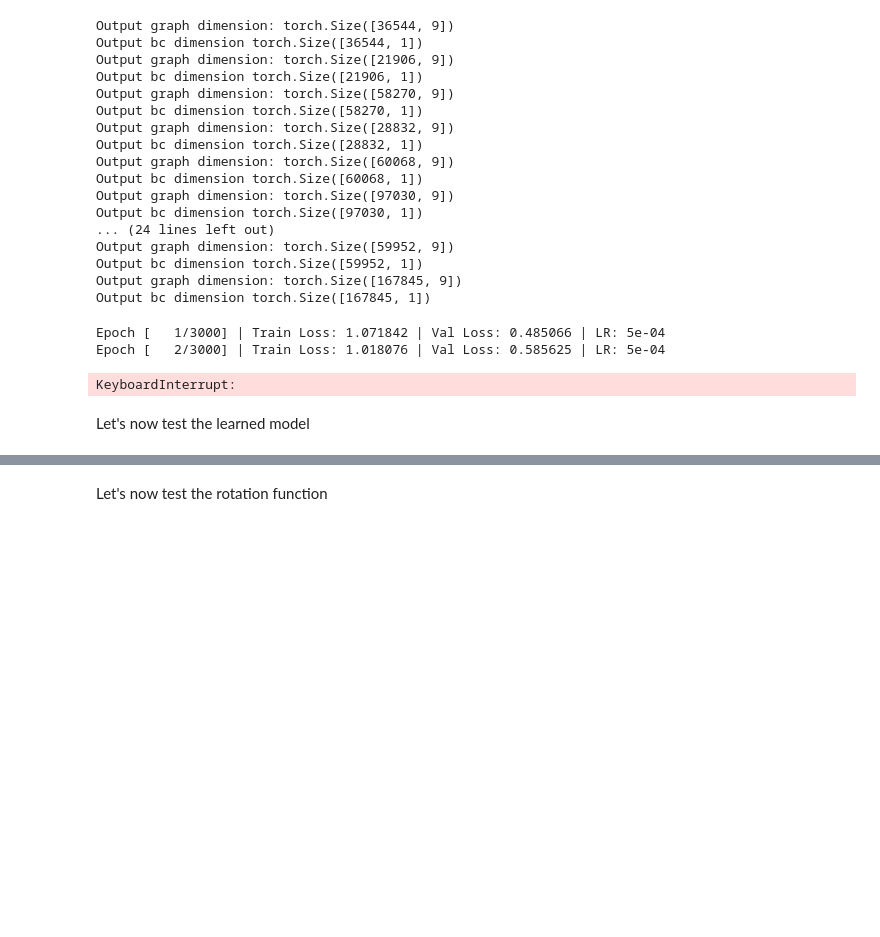
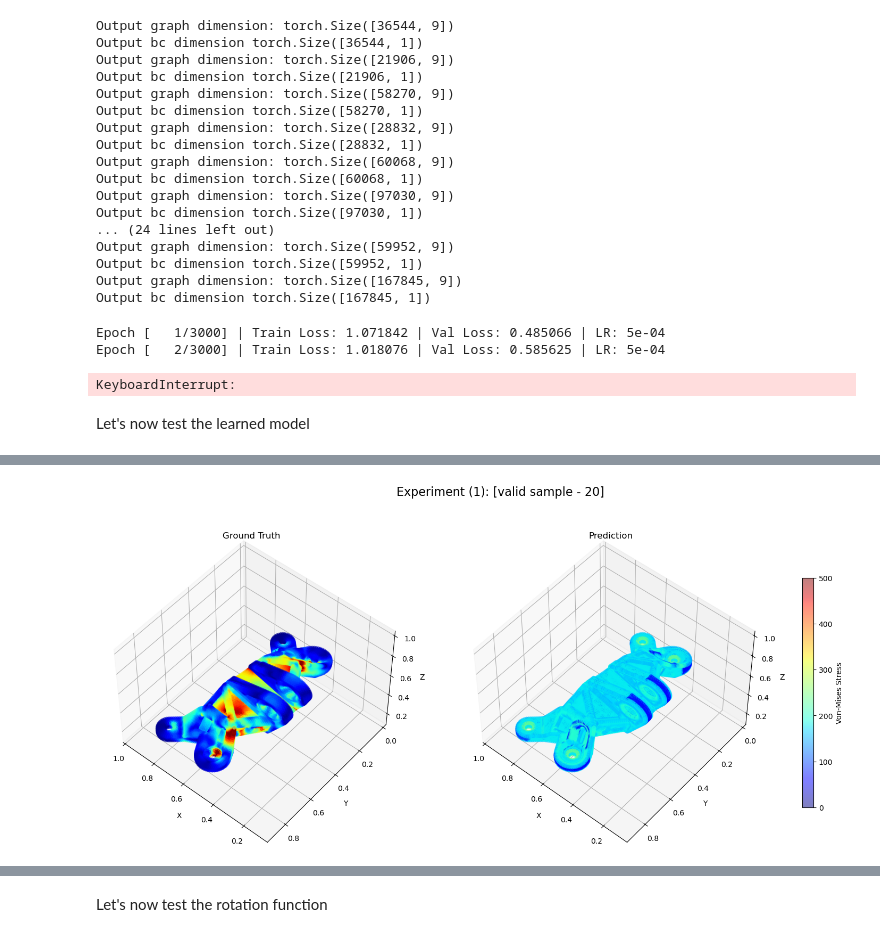
Before and after one commit to jal-solverx/SIMJEB_GATr, a Jupyter notebook: GATr_mk2/inference.ipynb, the cells around one changed output, grey strips where cells are left out. Saved outputs shown, nothing was run; the diff lists cells and outputs as text; code cells hidden in the pictures; blank space fills up the shorter version.

```diff
--- a/GATr_mk2/inference.ipynb
+++ b/GATr_mk2/inference.ipynb
@@ -346,0 +193,90 @@ with torch.no_grad():
+# %%
+
+vmin = 0
+vmax = 500
+cmap = 'jet'
+
+train_sample_id_smallver = [21, 30, 38, 62, 8, 9, 15, 23, 6, 10, 22, 63, 14, 29, 35, 40, 19, 27, 28, 33]
+valid_sample_id_smallver = [20, 4, 0, 12, 16]
+
+# filename = "./outputs/2025-03-30/ckpt/best_train_loss.pt"
+filename = "./ckpt/best_valid_loss.pt"
+ckpt = torch.load(filename)
+
+trainer.load_model(ckpt = ckpt)
+
+trainer.model.eval()
+
+with torch.no_grad():
+    for index, graph in enumerate(trainer.valid_loader):
+
+        if index >= 10:
+            break
+
+        graph = graph.to(trainer.device)
+        pred = trainer.model(graph)
+        pred = pred.bc
+        y = graph.y
+        coords = graph.x[:, :3] # 좌표값 추출
+
+        pred = pred * (trainer.target_std) + trainer.target_mean
+        y = y * (trainer.target_std) + trainer.target_mean
+        #coords = coords * (trainer.coords_max - trainer.coords_min) + trainer.coords_min
+
+        pred_numpy = pred.to("cpu").detach().numpy()
+        y_numpy = y.to("cpu").detach().numpy()
+        coords_numpy = coords.to("cpu").detach().numpy()
+
+        print(pred_numpy.shape)
+        print(y_numpy.shape)
+
+        # 각 부품별로 x, y, z 축의 최소값과 최대값을 계산
+        x_min, x_max = coords_numpy[:, 0].min(), coords_numpy[:, 0].max()
+        y_min, y_max = coords_numpy[:, 1].min(), coords_numpy[:, 1].max()
+        z_min, z_max = coords_numpy[:, 2].min(), coords_numpy[:, 2].max()
+
+        # 각 축의 중심과 범위를 맞추기 위한 설정
+        max_range = np.array([x_max - x_min, y_max - y_min, z_max - z_min]).max() / 2.0
+
+        mid_x = (x_max + x_min) * 0.5
+        mid_y = (y_max + y_min) * 0.5
+        mid_z = (z_max + z_min) * 0.5
+
+        # 3D 그래프 준비
+        fig = plt.figure(figsize=(20, 8))
+
+        # y (Ground Truth) 그래프
+        ax_gt = fig.add_subplot(1, 2, 1, projection='3d')
+        sc_gt = ax_gt.scatter(coords_numpy[:, 0], coords_numpy[:, 1], coords_numpy[:, 2], c=y_numpy, cmap=cmap, alpha=0.5, vmin=vmin, vmax=vmax)
+        ax_gt.set_title(f'Ground Truth')
+
+        # 동일한 비율로 축 설정
+        ax_gt.set_xlim([mid_x - max_range, mid_x + max_range])
+        ax_gt.set_ylim([mid_y - max_range, mid_y + max_range])
+        ax_gt.set_zlim([mid_z - max_range, mid_z + max_range])
+
+        ax_gt.set_xlabel('X')
+        ax_gt.set_ylabel('Y')
+        ax_gt.set_zlabel('Z')
+        ax_gt.view_init(elev = 50, azim = 130)
+
+        # pred (Prediction) 그래프
+        ax_pred = fig.add_subplot(1, 2, 2, projection='3d')
+        sc_pred = ax_pred.scatter(coords_numpy[:, 0], coords_numpy[:, 1], coords_numpy[:, 2], c=pred_numpy, cmap=cmap, alpha=0.5, vmin=vmin, vmax=vmax)
+        ax_pred.set_title(f'Prediction')
+
+        # 동일한 비율로 축 설정
+        ax_pred.set_xlim([mid_x - max_range, mid_x + max_range])
+        ax_pred.set_ylim([mid_y - max_range, mid_y + max_range])
+        ax_pred.set_zlim([mid_z - max_range, mid_z + max_range])
+
+        ax_pred.set_xlabel('X')
+        ax_pred.set_ylabel('Y')
+        ax_pred.set_zlabel('Z')
+        ax_pred.view_init(elev = 50, azim = 130)
+
+        plt.suptitle(f'Experiment (1): [valid sample - {valid_sample_id_smallver[index]}]', fontsize=16)
+        cbar = fig.colorbar(sc_gt, ax=fig.get_axes(), location='right', shrink=0.7, aspect=20, label='Von-Mises Stress')
+
+        plt.show()
+# %% [output]
@@ -346,0 +285 @@ with torch.no_grad():
+[figure, added]
```
Also changed, not shown: parts of 6 cells of this notebook, 6 other files.
